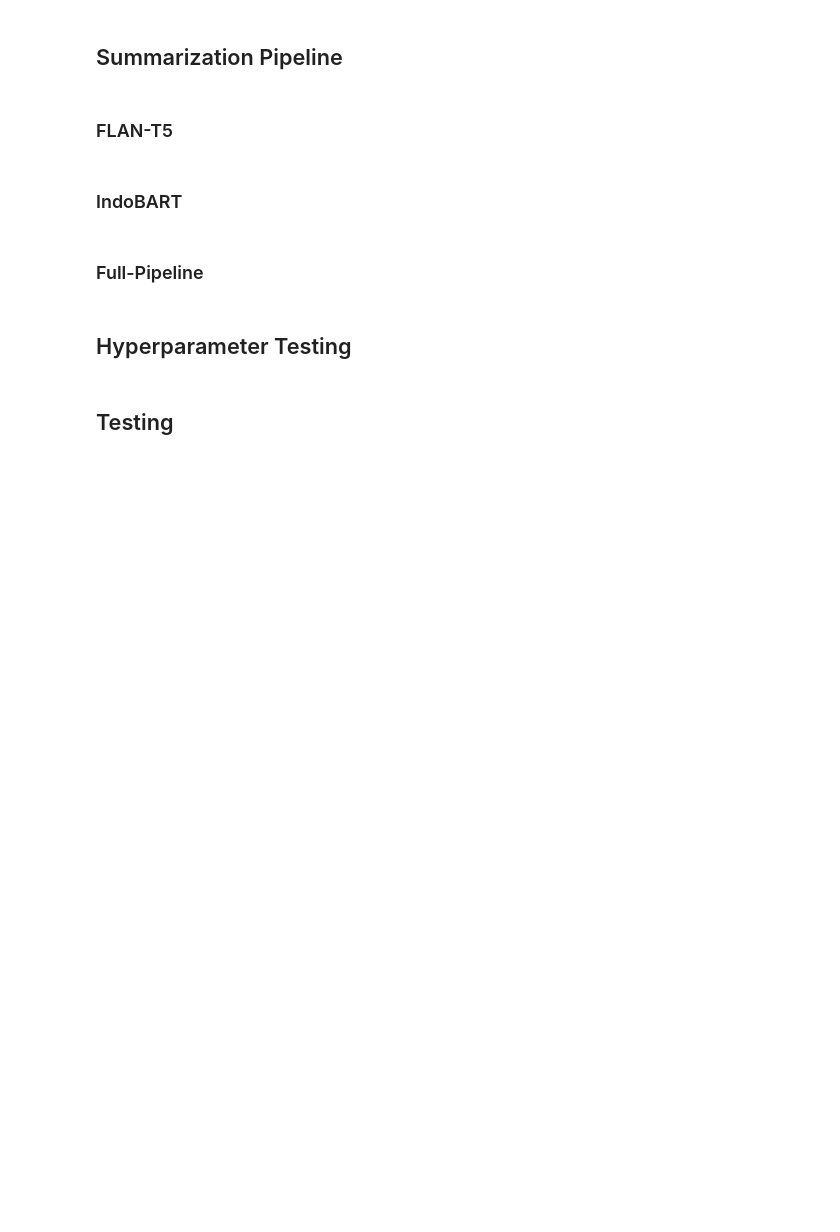
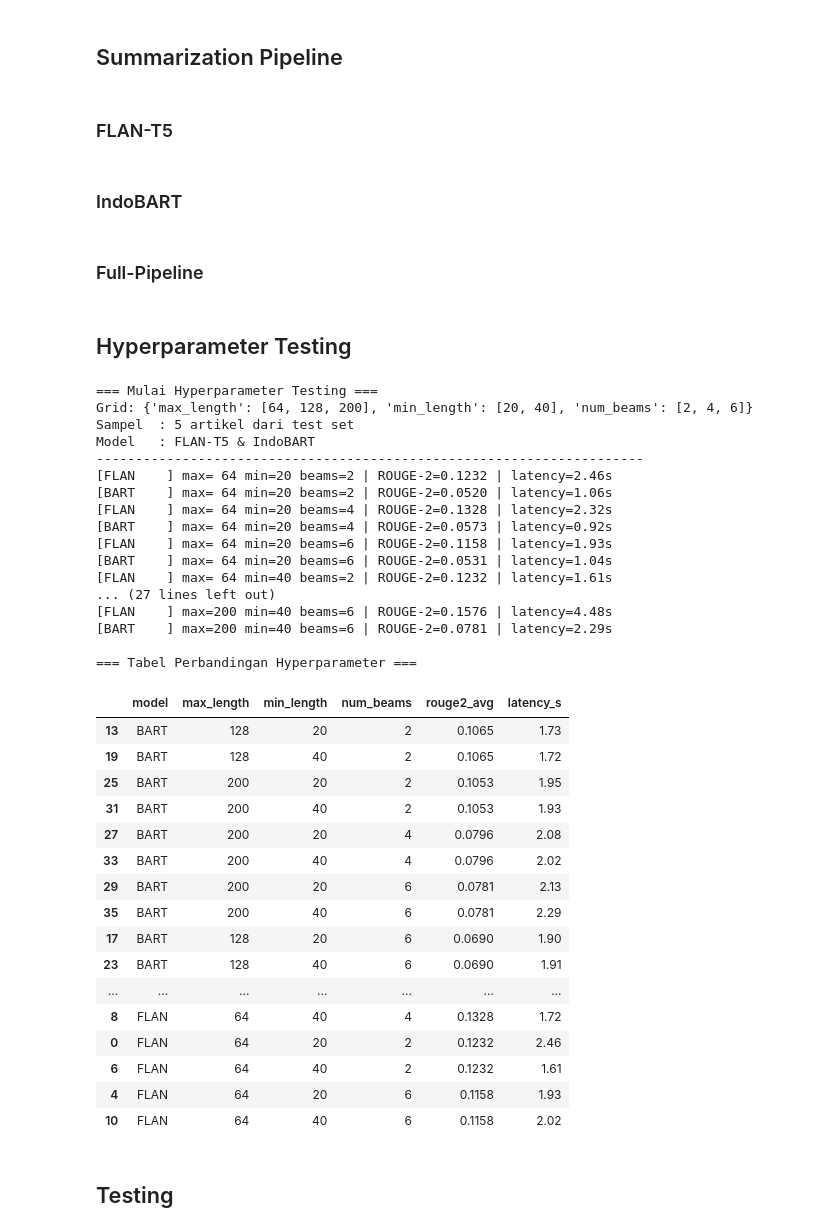
Before and after one commit to Sabitwise/NLP-ArticleSummarization, a Jupyter notebook: History_Article_Modelling.ipynb, the cells around one changed output. Saved outputs shown, nothing was run; the diff lists cells and outputs as text; code cells hidden in the pictures; blank space fills up the shorter version.

```diff
--- a/History_Article_Modelling.ipynb
+++ b/History_Article_Modelling.ipynb
@@ -266,11 +132,2 @@ Jumlah Chunk yang Diperoleh : 5149
 # %% [markdown]
 ### Format Hugging Face
-# %%
-df_final = pd.DataFrame(data_final)
-
-dataset_siap_train = Dataset.from_pandas(df_final)
-
-print("\nDATASET FINAL HUGGING FACE BERHASIL DIBUAT")
-print(dataset_siap_train)
-print(f"\nPreview Input (Chunk) : {dataset_siap_train[0]['text'][:150]}...")
-print(f"Preview Target        : {dataset_siap_train[0]['summary'][:150]}...")
@@ -335,8 +183,8 @@ FLAN_MODEL = "google/flan-t5-base"
 print(f"Sedang memuat Tokenizer untuk model: {FLAN_MODEL}...")
 tokenizer_flan = AutoTokenizer.from_pretrained(FLAN_MODEL)
 
-MAX_INPUT_LENGTH = 400
-MAX_TARGET_LENGTH = 100
+MAX_INPUT_LENGTH = 1024
+MAX_TARGET_LENGTH = 150
 
 def preprocess_function(examples):
     model_inputs = tokenizer_flan(
@@ -412,25 +260,27 @@ if "indobart" in BART_MODEL.lower():
 else:
     tokenizer_bart = AutoTokenizer.from_pretrained(BART_MODEL)
 
-MAX_INPUT_LENGTH = 400
-MAX_TARGET_LENGTH = 100
+MAX_INPUT_LENGTH = 1024
+MAX_TARGET_LENGTH = 150
 
 def preprocess_function(examples):
     model_inputs = tokenizer_bart(
         examples["text"],
         max_length=MAX_INPUT_LENGTH,
-        padding="max_length",
         truncation=True
     )
 
     labels = tokenizer_bart(
         text_target=examples["summary"],
         max_length=MAX_TARGET_LENGTH,
-        padding="max_length",
         truncation=True
     )
 
-    model_inputs["labels"] = labels["input_ids"]
+    # Ganti pad_token_id dengan -100 agar tidak dihitung dalam loss
+    model_inputs["labels"] = [
+        [(token if token != tokenizer_bart.pad_token_id else -100) for token in label]
+        for label in labels["input_ids"]
+    ]
     return model_inputs
 
 print("Sedang menerjemahkan teks menjadi Tensor (Angka)...")
@@ -759,3 +610,16 @@ def full_summarization_pipeline(text, model_choice="flan",
+# %%
+def full_summarization_pipeline(text, model_choice="flan",
+                                 max_length=150, min_length=30, num_beams=4):
+    """
+    Pipeline langsung (tanpa chunking)
+    """
+    summarize_fn = summarize_with_flan if model_choice == "flan" else summarize_with_bart
+
+    # Langsung ringkas teks utuh
+    final_summary = summarize_fn(text, max_length=max_length,
+                                 min_length=min_length, num_beams=num_beams)
+
+    return final_summary, [final_summary] # Mengembalikan format yang sama agar kode testing di bawahnya tidak error
 # %% [markdown]
 ## Hyperparameter Testing
 # %%
@@ -798,34 +662,69 @@ for max_len, min_len, beams in itertools.product(
                 model_choice=model_choice,
                 max_length=max_len,
                 min_length=min_len,
                 num_beams=beams
             )
             latencies.append(time.time() - t_start)
 
             score = rouge.compute(
                 predictions=[pred],
                 references=[sample["summary"]],
-                use_stemmer=True
+                use_stemmer=False
             )
             flan_scores.append(score["rouge2"])
 
         avg_r2  = round(sum(flan_scores) / len(flan_scores), 4)
         avg_lat = round(sum(latencies) / len(latencies), 2)
 
         comparison_results.append({
             "model"      : model_choice.upper(),
             "max_length" : max_len,
             "min_length" : min_len,
             "num_beams"  : beams,
             "rouge2_avg" : avg_r2,
             "latency_s"  : avg_lat
         })
 
         print(f"[{model_choice.upper():8s}] max={max_len:3d} min={min_len:2d} beams={beams} | ROUGE-2={avg_r2:.4f} | latency={avg_lat:.2f}s")
 
 df_hyperparam = pd.DataFrame(comparison_results)
 print("\n=== Tabel Perbandingan Hyperparameter ===")
 display(df_hyperparam.sort_values(["model", "rouge2_avg"], ascending=[True, False]))
+# %% [output]
+=== Mulai Hyperparameter Testing ===
+Grid: {'max_length': [64, 128, 200], 'min_length': [20, 40], 'num_beams': [2, 4, 6]}
+Sampel  : 5 artikel dari test set
+Model   : FLAN-T5 & IndoBART
+----------------------------------------------------------------------
+[FLAN    ] max= 64 min=20 beams=2 | ROUGE-2=0.1232 | latency=2.46s
+[BART    ] max= 64 min=20 beams=2 | ROUGE-2=0.0520 | latency=1.06s
+[FLAN    ] max= 64 min=20 beams=4 | ROUGE-2=0.1328 | latency=2.32s
+[BART    ] max= 64 min=20 beams=4 | ROUGE-2=0.0573 | latency=0.92s
+[FLAN    ] max= 64 min=20 beams=6 | ROUGE-2=0.1158 | latency=1.93s
+[BART    ] max= 64 min=20 beams=6 | ROUGE-2=0.0531 | latency=1.04s
+[FLAN    ] max= 64 min=40 beams=2 | ROUGE-2=0.1232 | latency=1.61s
+... (27 lines left out)
+[FLAN    ] max=200 min=40 beams=6 | ROUGE-2=0.1576 | latency=4.48s
+[BART    ] max=200 min=40 beams=6 | ROUGE-2=0.0781 | latency=2.29s
+
+=== Tabel Perbandingan Hyperparameter ===
+|  | model | max_length | min_length | num_beams | rouge2_avg | latency_s |
+| 13 | BART | 128 | 20 | 2 | 0.1065 | 1.73 |
+| 19 | BART | 128 | 40 | 2 | 0.1065 | 1.72 |
+| 25 | BART | 200 | 20 | 2 | 0.1053 | 1.95 |
+| 31 | BART | 200 | 40 | 2 | 0.1053 | 1.93 |
+| 27 | BART | 200 | 20 | 4 | 0.0796 | 2.08 |
+| 33 | BART | 200 | 40 | 4 | 0.0796 | 2.02 |
+| 29 | BART | 200 | 20 | 6 | 0.0781 | 2.13 |
+| 35 | BART | 200 | 40 | 6 | 0.0781 | 2.29 |
+| 17 | BART | 128 | 20 | 6 | 0.0690 | 1.90 |
+| 23 | BART | 128 | 40 | 6 | 0.0690 | 1.91 |
+| ... | ... | ... | ... | ... | ... | ... |
+| 8 | FLAN | 64 | 40 | 4 | 0.1328 | 1.72 |
+| 0 | FLAN | 64 | 20 | 2 | 0.1232 | 2.46 |
+| 6 | FLAN | 64 | 40 | 2 | 0.1232 | 1.61 |
+| 4 | FLAN | 64 | 20 | 6 | 0.1158 | 1.93 |
+| 10 | FLAN | 64 | 40 | 6 | 0.1158 | 2.02 |
 # %% [markdown]
 ## Testing
 # %%
```
Also changed, not shown: parts of 26 cells of this notebook, 2 other files.
